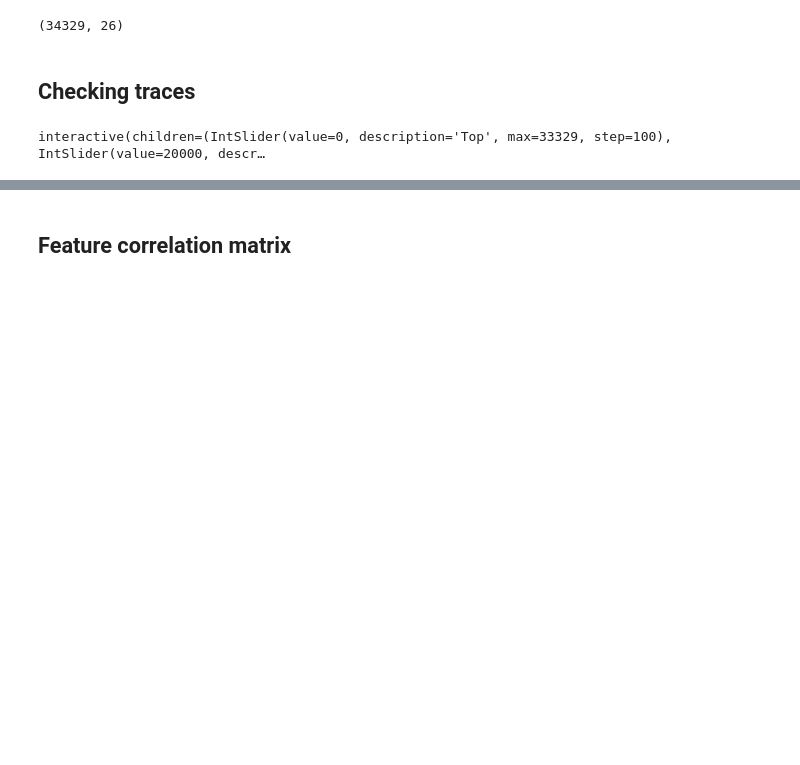
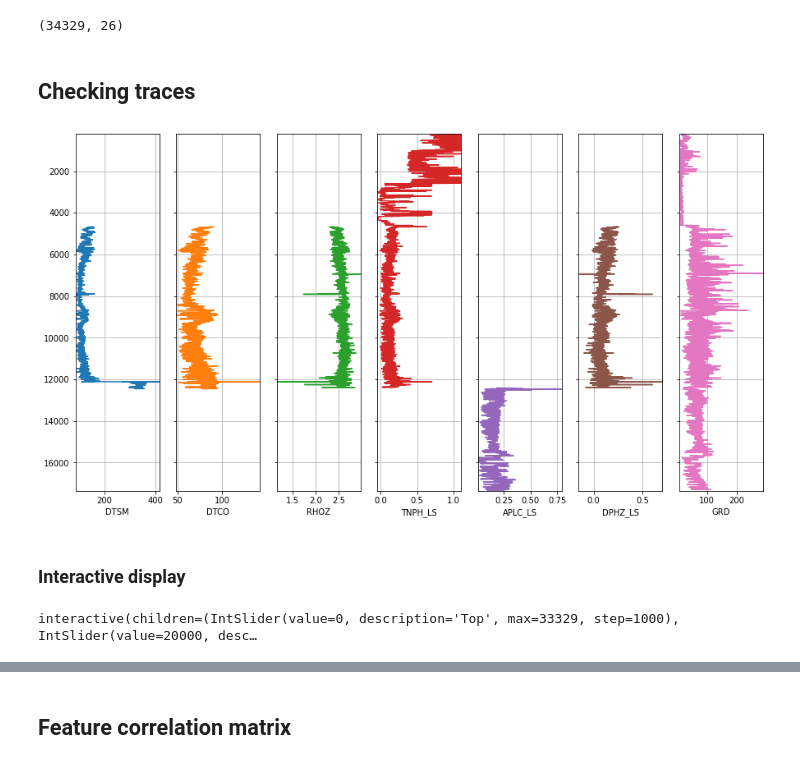
Before and after one commit to frh2020/topics, a Jupyter notebook: well_log_reg/load_las_data.ipynb, the cells around one changed output, grey strips where cells are left out. Drawn from its saved outputs; the diff is of its cells as text; code cells hidden in the pictures; blank space fills up the shorter version.

```diff
--- a/well_log_reg/load_las_data.ipynb
+++ b/well_log_reg/load_las_data.ipynb
@@ -102,24 +104,22 @@ cols = ['DTSM','DTCO','RHOZ','TNPH_LS','APLC_LS','DPHZ_LS','GRD']
 # %%
 colors_p = plt.rcParams["axes.prop_cycle"]()
 colors = [next(colors_p)["color"] for i in range(len(cols))]
 
-data_len = len(df)
-xmin = [df[c].min() for c in cols]
-xmax = [df[c].max() for c in cols]
+f, ax = plt.subplots(nrows=1, ncols=len(cols), figsize=(15,8))
 
-def trace_plot(st, intv):
+for i,c in enumerate(cols):
+  ax[i].plot(df[c], df.Depth, color=colors[i])
 
-  intv = min(intv, data_len-st-1)
-  f, ax = plt.subplots(nrows=1, ncols=7, figsize=(20,10))
-  for i,c in enumerate(cols):
-    ax[i].plot(df[c][st:st+intv], df.Depth[st:st+intv], color=colors[i])
+  ax[i].set_xlabel(c)
+  ax[i].set_xlim(df[c].min(),df[c].max())
 
-    ax[i].set_xlabel(c)
-    ax[i].set_xlim(xmin[i], xmax[i])
+  ax[i].set_ylim(top,bot)
+  ax[i].invert_yaxis()
+  ax[i].grid()
 
-    ax[i].set_ylim(df.Depth[st],df.Depth[st+intv])
-    ax[i].invert_yaxis()
-    ax[i].grid()
-
-  for i in range(1,len(cols)):
-    ax[i].set_yticklabels([])
+for i in range(1,len(cols)):
+  ax[i].set_yticklabels([])
+# %% [output]
+[figure, added]
+# %% [markdown]
+### Interactive display
@@ -126,6 +147,6 @@ def trace_plot(st, intv):
 # %%
-interactive(trace_plot, st=IntSlider(min=0, max=data_len-1000, value=0, step=100, description="Top"),
+interactive(trace_plot, st=IntSlider(min=0, max=data_len-1000, value=0, step=1000, description="Top"),
                         intv=IntSlider(min=1000, max=data_len, value=20000, step=1000, description="Inteval")
                         )
 # %% [output]
-interactive(children=(IntSlider(value=0, description='Top', max=33329, step=100), IntSlider(value=20000, descr…
+interactive(children=(IntSlider(value=0, description='Top', max=33329, step=1000), IntSlider(value=20000, desc…
```
Also changed, not shown: parts of 3 cells of this notebook, 1 other file.
